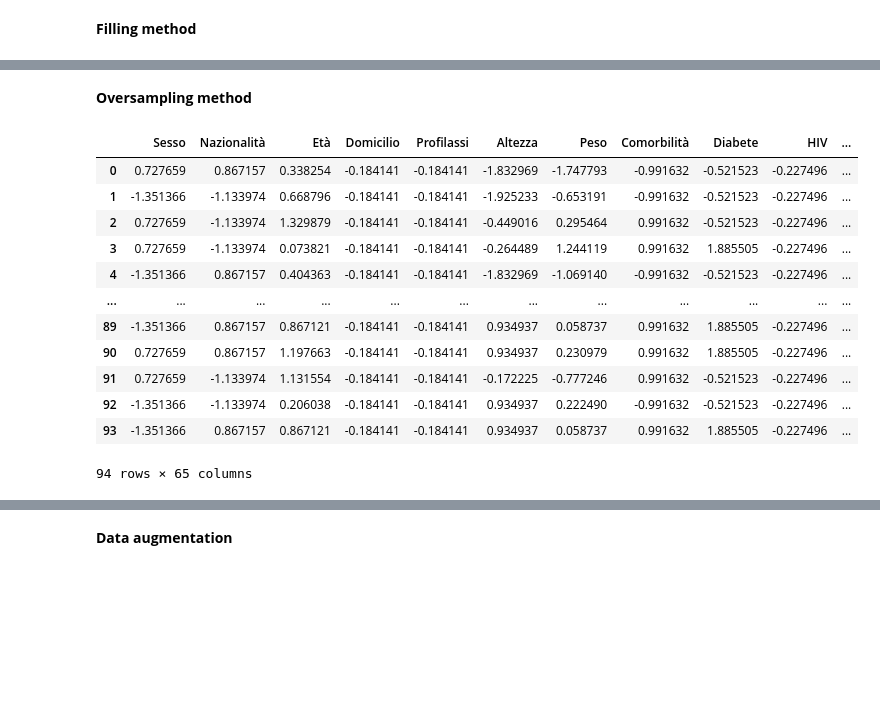
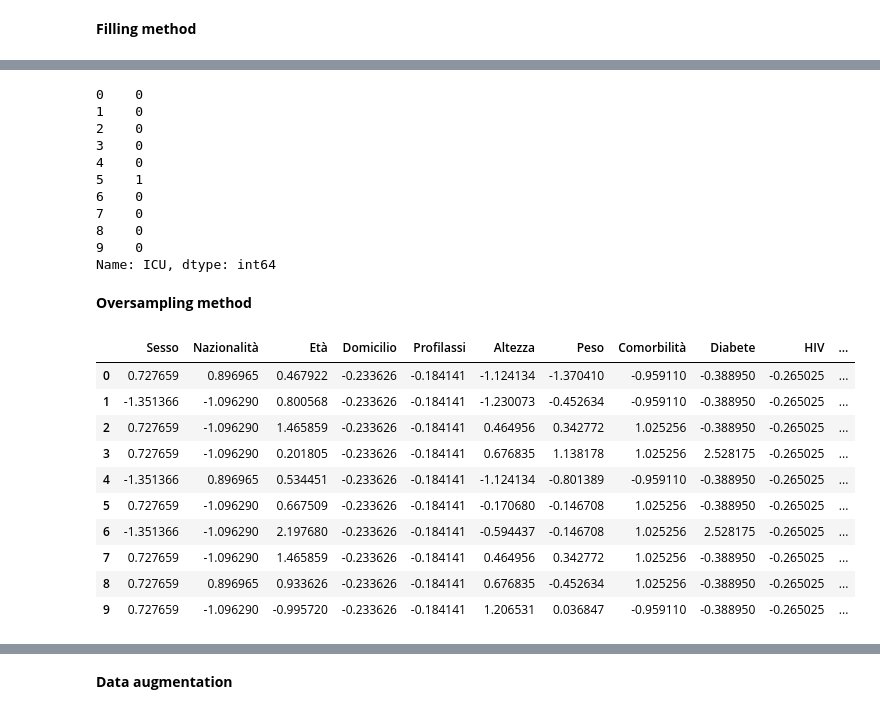
Before and after one commit to BalthazarMIGNARD/MalariaDataAnalysis, a Jupyter notebook: dataAugmentation/dataAug1.ipynb, the cells around one changed output, grey strips where cells are left out. Saved outputs shown, nothing was run; the diff lists cells and outputs as text; code cells hidden in the pictures; blank space fills up the shorter version.

```diff
--- a/dataAugmentation/dataAug1.ipynb
+++ b/dataAugmentation/dataAug1.ipynb
@@ -186,2 +269,16 @@ for i in range(len(tests_df)):
+# %%
+targets_train_df[0].head(10)
+# %% [output]
+0    0
+1    0
+2    0
+3    0
+4    0
+5    1
+6    0
+7    0
+8    0
+9    0
+Name: ICU, dtype: int64
 # %% [markdown]
 **Oversampling method**
@@ -208,16 +331,14 @@ for i in range(len(tests_df)):
-# %%
-trains_df[1]
-# %% [output]
-|  | Sesso | Nazionalità | Età | Domicilio | Profilassi | Altezza | Peso | Comorbilità | Diabete | HIV | ... |
-| 0 | 0.727659 | 0.867157 | 0.338254 | -0.184141 | -0.184141 | -1.832969 | -1.747793 | -0.991632 | -0.521523 | -0.227496 | ... |
-| 1 | -1.351366 | -1.133974 | 0.668796 | -0.184141 | -0.184141 | -1.925233 | -0.653191 | -0.991632 | -0.521523 | -0.227496 | ... |
-| 2 | 0.727659 | -1.133974 | 1.329879 | -0.184141 | -0.184141 | -0.449016 | 0.295464 | 0.991632 | -0.521523 | -0.227496 | ... |
-| 3 | 0.727659 | -1.133974 | 0.073821 | -0.184141 | -0.184141 | -0.264489 | 1.244119 | 0.991632 | 1.885505 | -0.227496 | ... |
-| 4 | -1.351366 | 0.867157 | 0.404363 | -0.184141 | -0.184141 | -1.832969 | -1.069140 | -0.991632 | -0.521523 | -0.227496 | ... |
-| ... | ... | ... | ... | ... | ... | ... | ... | ... | ... | ... | ... |
-| 89 | -1.351366 | 0.867157 | 0.867121 | -0.184141 | -0.184141 | 0.934937 | 0.058737 | 0.991632 | 1.885505 | -0.227496 | ... |
-| 90 | 0.727659 | 0.867157 | 1.197663 | -0.184141 | -0.184141 | 0.934937 | 0.230979 | 0.991632 | 1.885505 | -0.227496 | ... |
-| 91 | 0.727659 | -1.133974 | 1.131554 | -0.184141 | -0.184141 | -0.172225 | -0.777246 | 0.991632 | -0.521523 | -0.227496 | ... |
-| 92 | -1.351366 | -1.133974 | 0.206038 | -0.184141 | -0.184141 | 0.934937 | 0.222490 | -0.991632 | -0.521523 | -0.227496 | ... |
-| 93 | -1.351366 | 0.867157 | 0.867121 | -0.184141 | -0.184141 | 0.934937 | 0.058737 | 0.991632 | 1.885505 | -0.227496 | ... |
-94 rows × 65 columns
+# %%
+trains_df[0].head(10)
+# %% [output]
+|  | Sesso | Nazionalità | Età | Domicilio | Profilassi | Altezza | Peso | Comorbilità | Diabete | HIV | ... |
+| 0 | 0.727659 | 0.896965 | 0.467922 | -0.233626 | -0.184141 | -1.124134 | -1.370410 | -0.959110 | -0.388950 | -0.265025 | ... |
+| 1 | -1.351366 | -1.096290 | 0.800568 | -0.233626 | -0.184141 | -1.230073 | -0.452634 | -0.959110 | -0.388950 | -0.265025 | ... |
+| 2 | 0.727659 | -1.096290 | 1.465859 | -0.233626 | -0.184141 | 0.464956 | 0.342772 | 1.025256 | -0.388950 | -0.265025 | ... |
+| 3 | 0.727659 | -1.096290 | 0.201805 | -0.233626 | -0.184141 | 0.676835 | 1.138178 | 1.025256 | 2.528175 | -0.265025 | ... |
+| 4 | -1.351366 | 0.896965 | 0.534451 | -0.233626 | -0.184141 | -1.124134 | -0.801389 | -0.959110 | -0.388950 | -0.265025 | ... |
+| 5 | 0.727659 | -1.096290 | 0.667509 | -0.233626 | -0.184141 | -0.170680 | -0.146708 | 1.025256 | -0.388950 | -0.265025 | ... |
+| 6 | -1.351366 | -1.096290 | 2.197680 | -0.233626 | -0.184141 | -0.594437 | -0.146708 | 1.025256 | 2.528175 | -0.265025 | ... |
+| 7 | 0.727659 | -1.096290 | 1.465859 | -0.233626 | -0.184141 | 0.464956 | 0.342772 | 1.025256 | -0.388950 | -0.265025 | ... |
+| 8 | 0.727659 | 0.896965 | 0.933626 | -0.233626 | -0.184141 | 0.676835 | -0.452634 | 1.025256 | -0.388950 | -0.265025 | ... |
+| 9 | 0.727659 | -1.096290 | -0.995720 | -0.233626 | -0.184141 | 1.206531 | 0.036847 | -0.959110 | -0.388950 | -0.265025 | ... |
```
Also changed, not shown: parts of 26 cells of this notebook, 2 other files.
